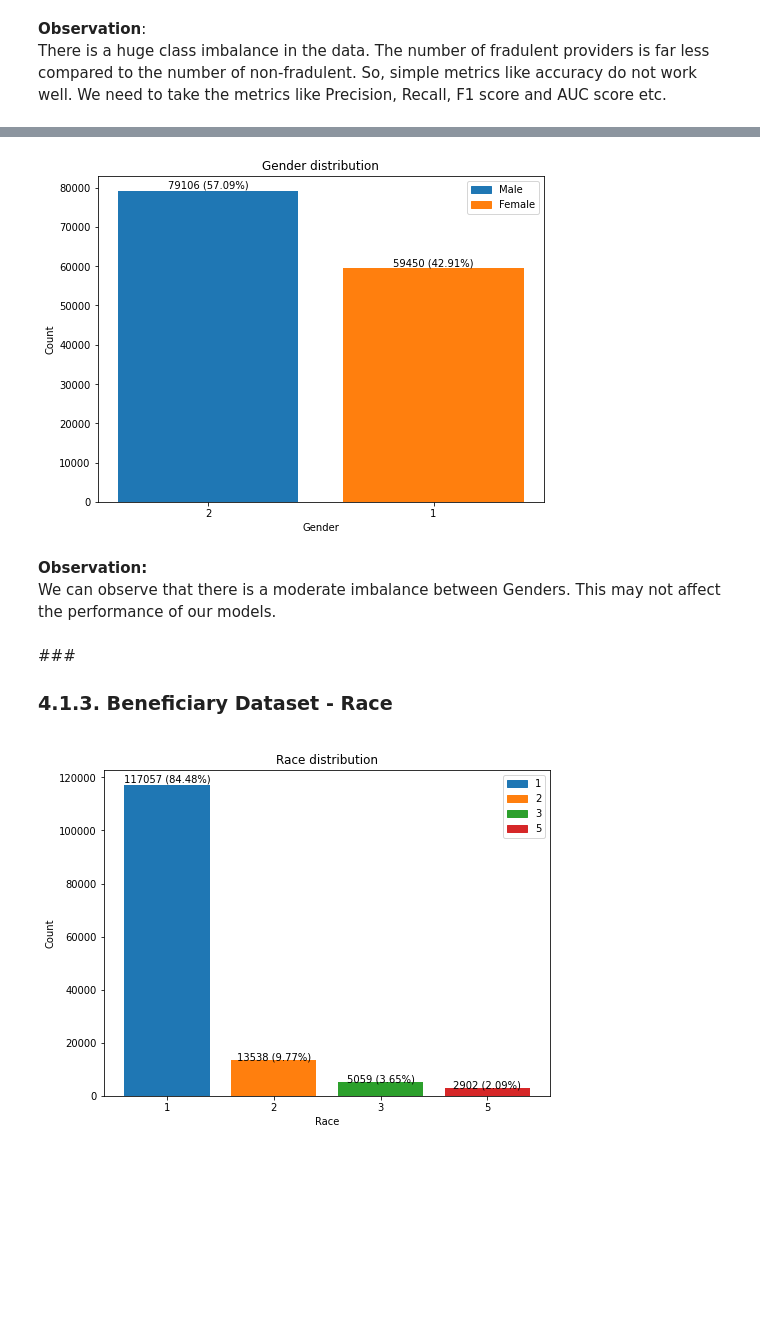
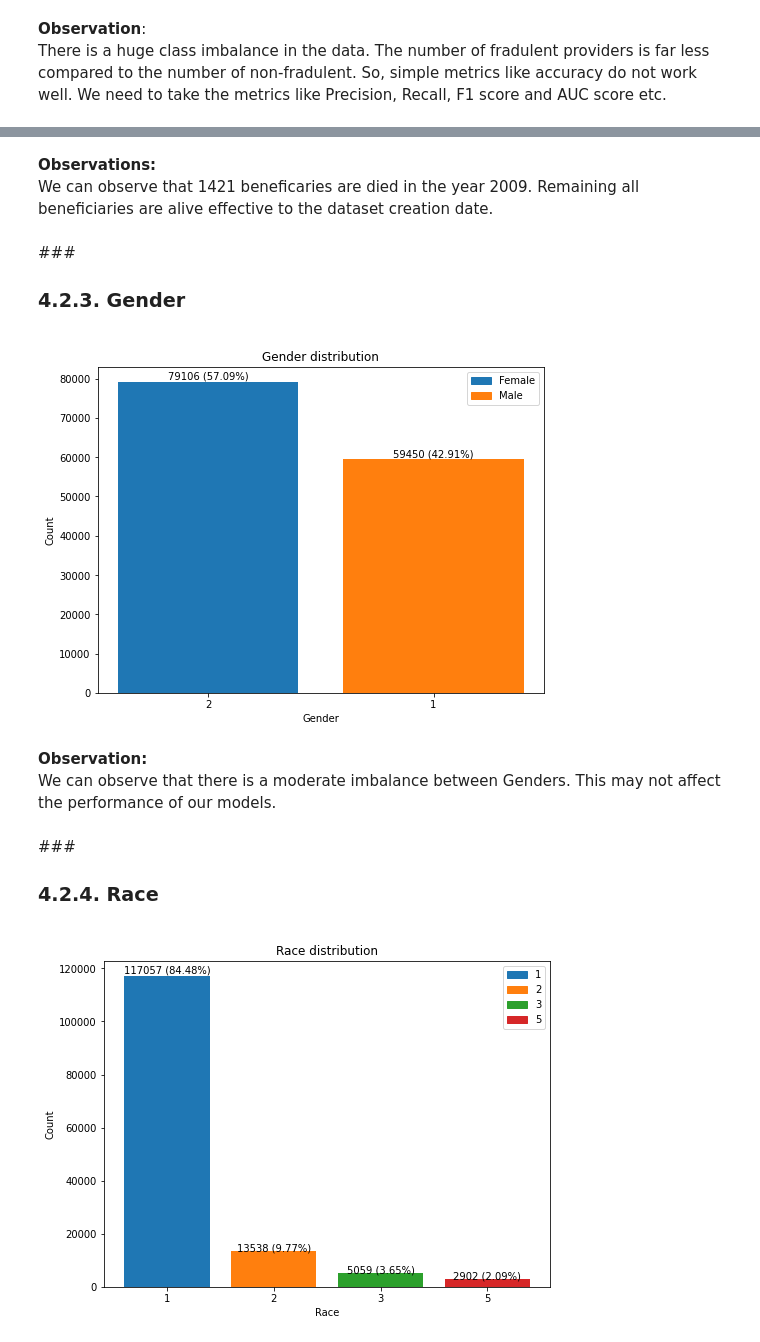
Before and after one commit to NaveenVuppula/Healthcare-Provider-Fraud-Detection-Analysis, a Jupyter notebook: Healthcare_Provider_Fraud_Detection_Analysis.ipynb, the cells around one changed output, grey strips where cells are left out. Saved outputs shown, nothing was run; the diff lists cells and outputs as text; code cells hidden in the pictures; blank space fills up the shorter version.

```diff
--- a/Healthcare_Provider_Fraud_Detection_Analysis.ipynb
+++ b/Healthcare_Provider_Fraud_Detection_Analysis.ipynb
@@ -209,6 +211,10 @@ def display_barplot(data, xlabel, title, showlegend=False, labels=None):
   graph = plt.bar(data['value'], data['count'], color=colors)
   plt.xlabel(xlabel)
   plt.ylabel("Count")
+
+  if len(data) >=10:
+    plt.xticks(rotation=45)
+
   plt.title(title)
 
   #show legends
@@ -266,0 +297,5 @@ There is a huge class imbalance in the data. The number of fradulent providers i
+# %%
+#Display Year of Birth distribution
+df_train_beneficiaries['YOB'] = df_train_beneficiaries['DOB'].apply(lambda x: x[:4])
+data = count_values(df_train_beneficiaries, 'YOB')
+display_barplot(data, "Year", "Year of Birth distribution")
@@ -266,0 +310,5 @@ There is a huge class imbalance in the data. The number of fradulent providers i
+# %%
+#Display Year of Death distribution
+df_train_beneficiaries['YOD'] = df_train_beneficiaries['DOD'].apply(lambda x: x[:4] if pd.notnull(x) else x)
+data = count_values(df_train_beneficiaries, 'YOD')
+display_barplot(data, "Year", "Year of Death distribution")
@@ -267,14 +317,19 @@ There is a huge class imbalance in the data. The number of fradulent providers i
+# %% [markdown]
+**Observations:**<br>
+We can observe that 1421 beneficaries are died in the year 2009. Remaining all beneficiaries are alive effective to the dataset creation date.
+# %% [markdown]
+###<h3> 4.2.3. Gender
 # %%
 #Display Gender distribution
 data = count_values(df_train_beneficiaries, 'Gender')
-display_barplot(data, "Gender", "Gender distribution", showlegend=True, labels=["Male", "Female"])
+display_barplot(data, "Gender", "Gender distribution", showlegend=True, labels=["Female", "Male"])
 # %% [output]
-[figure, old version]
+[figure, new version]
 # %% [markdown]
 **Observation:**<br>
 We can observe that there is a moderate imbalance between Genders. This may not affect the performance of our models.
 # %% [markdown]
-###<h3> 4.1.3. Beneficiary Dataset - Race
+###<h3> 4.2.4. Race
 # %%
 #Display Race distribution
 data = count_values(df_train_beneficiaries, 'Race')
```
Also changed, not shown: parts of 37 cells of this notebook.
